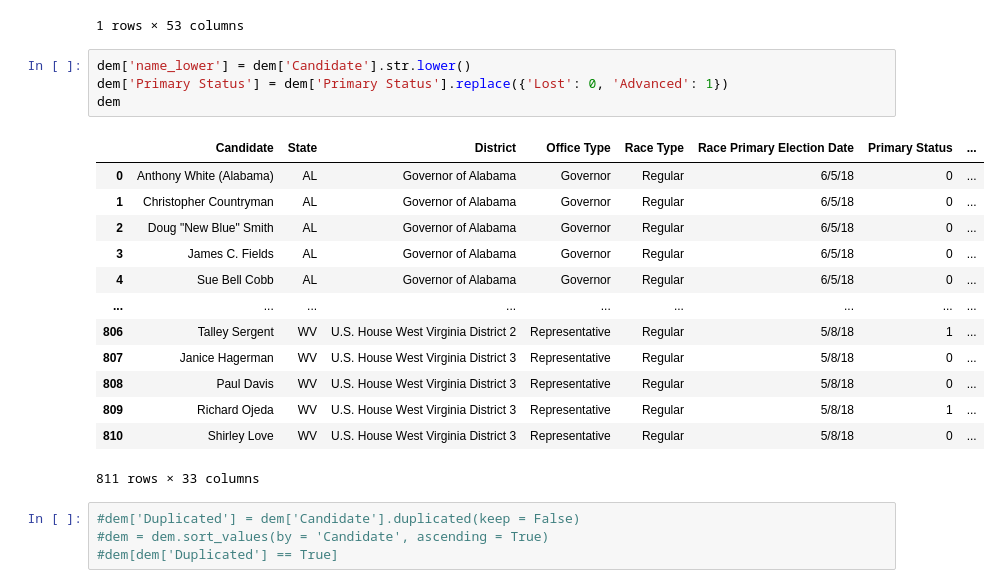
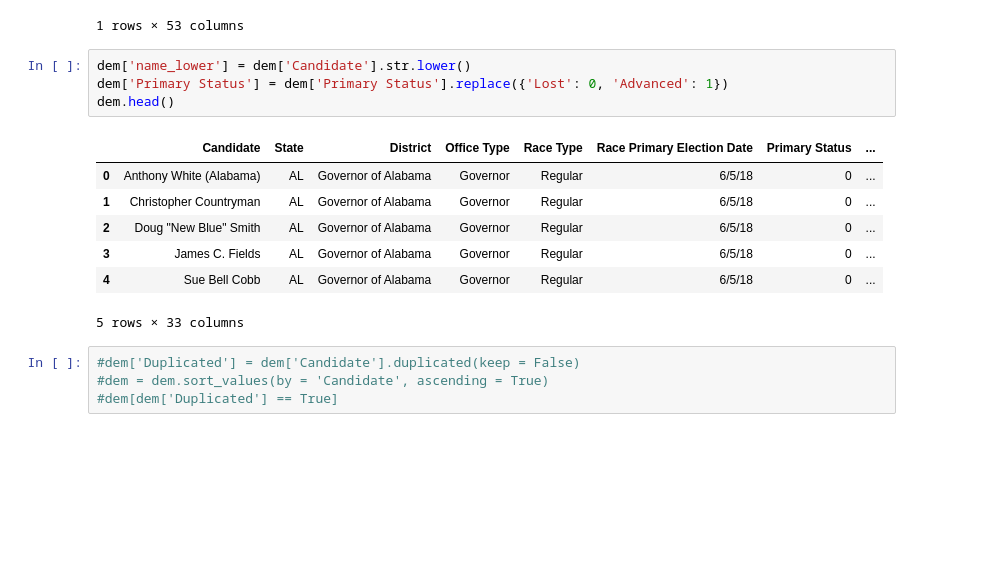
Before and after one commit to daekwon0/data102proj, a Jupyter notebook: data102_finproj_g23.ipynb, the cells around one changed output. Cells and saved outputs as stored; diff of their text form; blank space fills up the shorter version.

```diff
--- a/data102_finproj_g23.ipynb
+++ b/data102_finproj_g23.ipynb
@@ -397,21 +397,15 @@ candidate_2018[candidate_2018['name_lower'] == 'lindy li']
 # %%
 dem['name_lower'] = dem['Candidate'].str.lower()
 dem['Primary Status'] = dem['Primary Status'].replace({'Lost': 0, 'Advanced': 1})
-dem
+dem.head()
 # %% [output]
 |  | Candidate | State | District | Office Type | Race Type | Race Primary Election Date | Primary Status | ... |
 | 0 | Anthony White (Alabama) | AL | Governor of Alabama | Governor | Regular | 6/5/18 | 0 | ... |
 | 1 | Christopher Countryman | AL | Governor of Alabama | Governor | Regular | 6/5/18 | 0 | ... |
 | 2 | Doug "New Blue" Smith | AL | Governor of Alabama | Governor | Regular | 6/5/18 | 0 | ... |
 | 3 | James C. Fields | AL | Governor of Alabama | Governor | Regular | 6/5/18 | 0 | ... |
 | 4 | Sue Bell Cobb | AL | Governor of Alabama | Governor | Regular | 6/5/18 | 0 | ... |
-| ... | ... | ... | ... | ... | ... | ... | ... | ... |
-| 806 | Talley Sergent | WV | U.S. House West Virginia District 2 | Representative | Regular | 5/8/18 | 1 | ... |
-| 807 | Janice Hagerman | WV | U.S. House West Virginia District 3 | Representative | Regular | 5/8/18 | 0 | ... |
-| 808 | Paul Davis | WV | U.S. House West Virginia District 3 | Representative | Regular | 5/8/18 | 0 | ... |
-| 809 | Richard Ojeda | WV | U.S. House West Virginia District 3 | Representative | Regular | 5/8/18 | 1 | ... |
-| 810 | Shirley Love | WV | U.S. House West Virginia District 3 | Representative | Regular | 5/8/18 | 0 | ... |
-811 rows × 33 columns
+5 rows × 33 columns
 # %%
 #dem['Duplicated'] = dem['Candidate'].duplicated(keep = False)
 #dem = dem.sort_values(by = 'Candidate', ascending = True)
```
Also changed, not shown: parts of 7 cells of this notebook.
